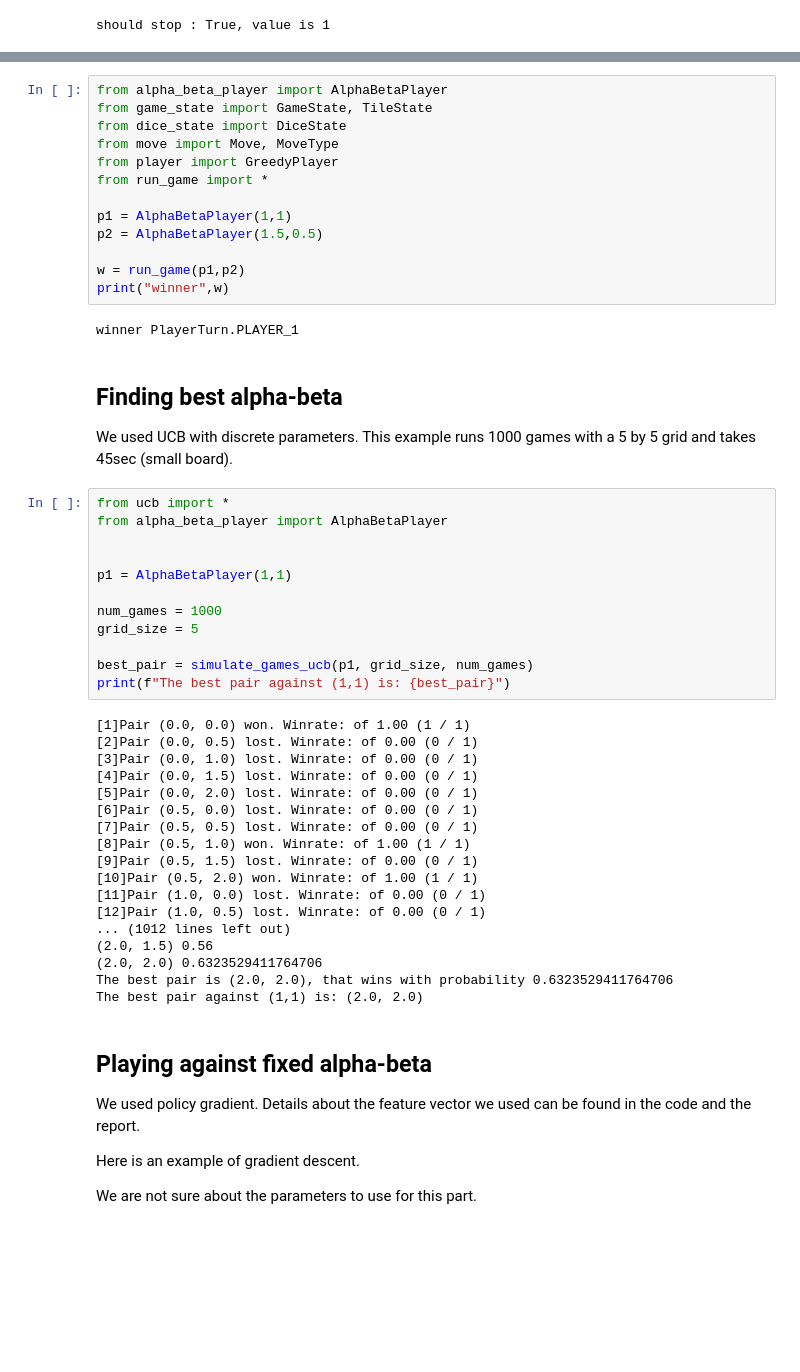
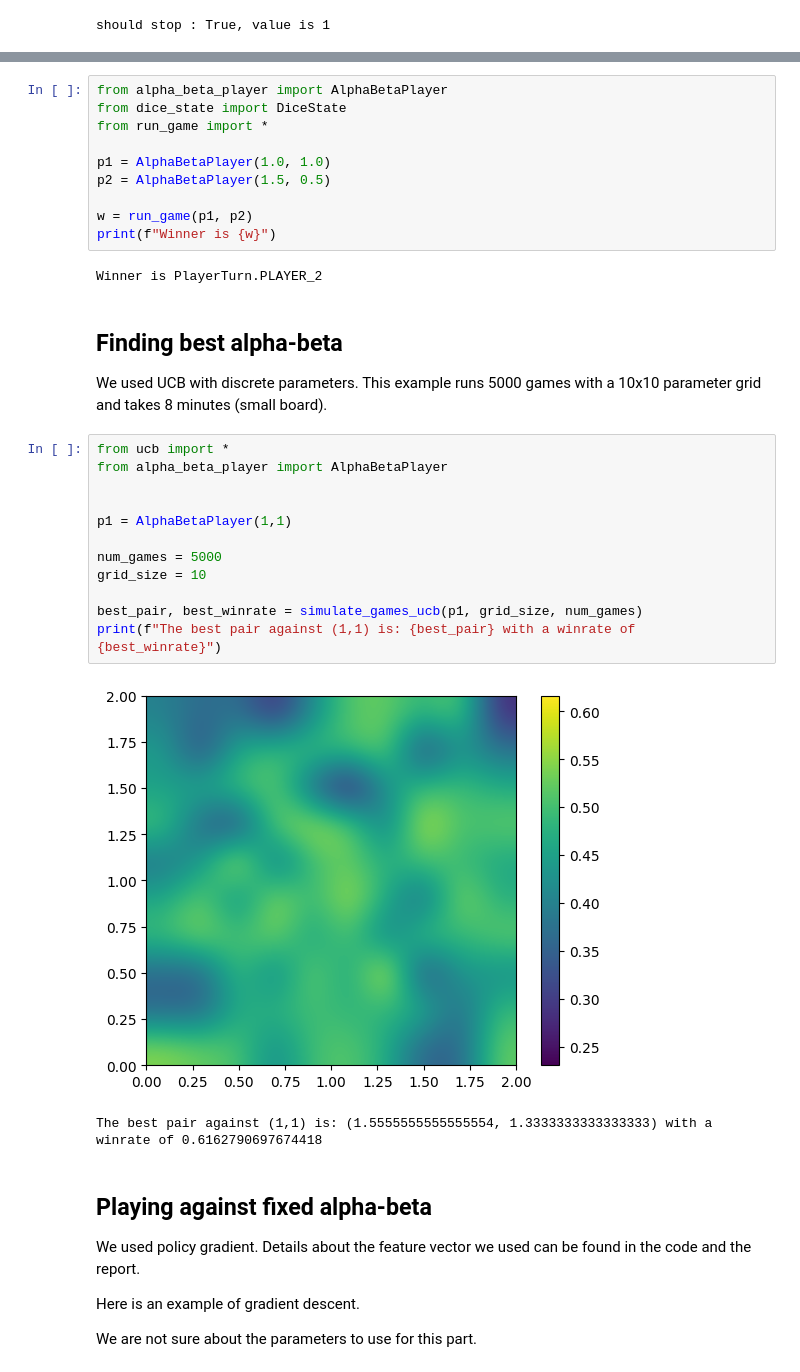
Before and after one commit to adrien-obrecht/Pickomino, a Jupyter notebook: Pickomino.ipynb, the cells around one changed output, grey strips where cells are left out. Saved outputs shown, nothing was run; the diff lists cells and outputs as text; blank space fills up the shorter version.

Commit message:
Added heatmap for UCB

```diff
--- a/Pickomino.ipynb
+++ b/Pickomino.ipynb
@@ -241,53 +198,35 @@ NUM_FEATURES = 10
 Here is an example of two alpha-beta players playing a game. You can still run it with the large constants, it takes 6.5 sec for us
 # %%
 from alpha_beta_player import AlphaBetaPlayer
-from game_state import GameState, TileState
 from dice_state import DiceState
-from move import Move, MoveType
-from player import GreedyPlayer
 from run_game import *
 
-p1 = AlphaBetaPlayer(1,1)
-p2 = AlphaBetaPlayer(1.5,0.5)
+p1 = AlphaBetaPlayer(1.0, 1.0)
+p2 = AlphaBetaPlayer(1.5, 0.5)
 
-w = run_game(p1,p2)
-print("winner",w)
+w = run_game(p1, p2)
+print(f"Winner is {w}")
 # %% [output]
-winner PlayerTurn.PLAYER_1
+Winner is PlayerTurn.PLAYER_2
 # %% [markdown]
 ## Finding best alpha-beta
 
-We used UCB with discrete parameters. This example runs 1000 games with a 5 by 5 grid and takes 45sec (small board).
+We used UCB with discrete parameters. This example runs 5000 games with a 10x10 parameter grid and takes 8 minutes (small board).
 # %%
 from ucb import *
 from alpha_beta_player import AlphaBetaPlayer
 
 
 p1 = AlphaBetaPlayer(1,1)
 
-num_games = 1000
-grid_size = 5
+num_games = 5000
+grid_size = 10
 
-best_pair = simulate_games_ucb(p1, grid_size, num_games)
-print(f"The best pair against (1,1) is: {best_pair}")
+best_pair, best_winrate = simulate_games_ucb(p1, grid_size, num_games)
+print(f"The best pair against (1,1) is: {best_pair} with a winrate of {best_winrate}")
 # %% [output]
+[figure, added]
-[1]Pair (0.0, 0.0) won. Winrate: of 1.00 (1 / 1)
-[2]Pair (0.0, 0.5) lost. Winrate: of 0.00 (0 / 1)
-[3]Pair (0.0, 1.0) lost. Winrate: of 0.00 (0 / 1)
-[4]Pair (0.0, 1.5) lost. Winrate: of 0.00 (0 / 1)
-[5]Pair (0.0, 2.0) lost. Winrate: of 0.00 (0 / 1)
-[6]Pair (0.5, 0.0) lost. Winrate: of 0.00 (0 / 1)
-[7]Pair (0.5, 0.5) lost. Winrate: of 0.00 (0 / 1)
-[8]Pair (0.5, 1.0) won. Winrate: of 1.00 (1 / 1)
-[9]Pair (0.5, 1.5) lost. Winrate: of 0.00 (0 / 1)
-[10]Pair (0.5, 2.0) won. Winrate: of 1.00 (1 / 1)
-[11]Pair (1.0, 0.0) lost. Winrate: of 0.00 (0 / 1)
-[12]Pair (1.0, 0.5) lost. Winrate: of 0.00 (0 / 1)
-... (1012 lines left out)
-(2.0, 1.5) 0.56
-(2.0, 2.0) 0.6323529411764706
-The best pair is (2.0, 2.0), that wins with probability 0.6323529411764706
-The best pair against (1,1) is: (2.0, 2.0)
+The best pair against (1,1) is: (1.5555555555555554, 1.3333333333333333) with a winrate of 0.6162790697674418
 # %% [markdown]
 ## Playing against fixed alpha-beta
 
```
Also changed, not shown: parts of 8 cells of this notebook, 2 other files.
